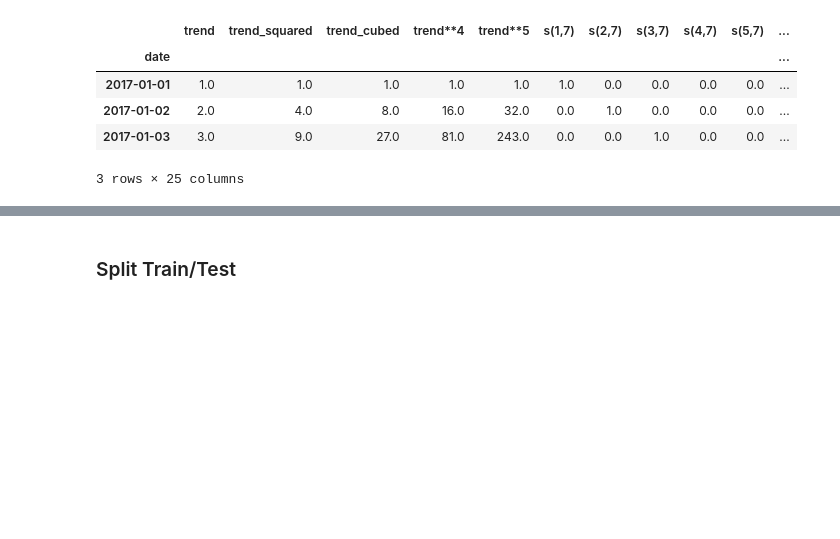
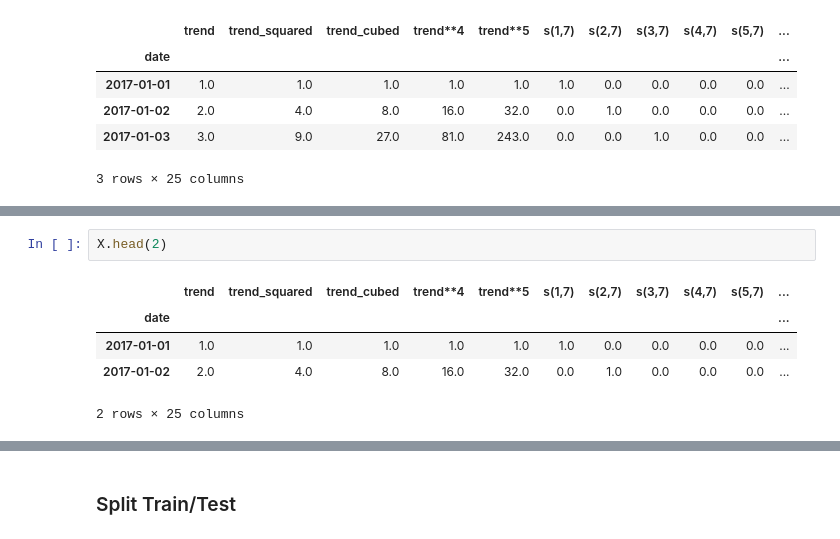
Before and after one commit to sjuanati/DataSciLabs, a Jupyter notebook: projects/kaggle/03_store_sales/store_sales_2.ipynb, the cells around one changed output, grey strips where cells are left out. Cells and saved outputs as stored; diff of their text form; blank space fills up the shorter version.

```diff
--- a/projects/kaggle/03_store_sales/store_sales_2.ipynb
+++ b/projects/kaggle/03_store_sales/store_sales_2.ipynb
@@ -368,0 +396,8 @@ X.head(3)
+# %%
+X.head(2)
+# %% [output]
+|  | trend | trend_squared | trend_cubed | trend**4 | trend**5 | s(1,7) | s(2,7) | s(3,7) | s(4,7) | s(5,7) | ... |
+| date |  |  |  |  |  |  |  |  |  |  | ... |
+| 2017-01-01 | 1.0 | 1.0 | 1.0 | 1.0 | 1.0 | 1.0 | 0.0 | 0.0 | 0.0 | 0.0 | ... |
+| 2017-01-02 | 2.0 | 4.0 | 8.0 | 16.0 | 32.0 | 0.0 | 1.0 | 0.0 | 0.0 | 0.0 | ... |
+2 rows × 25 columns
```
Also changed, not shown: parts of 14 cells of this notebook.
